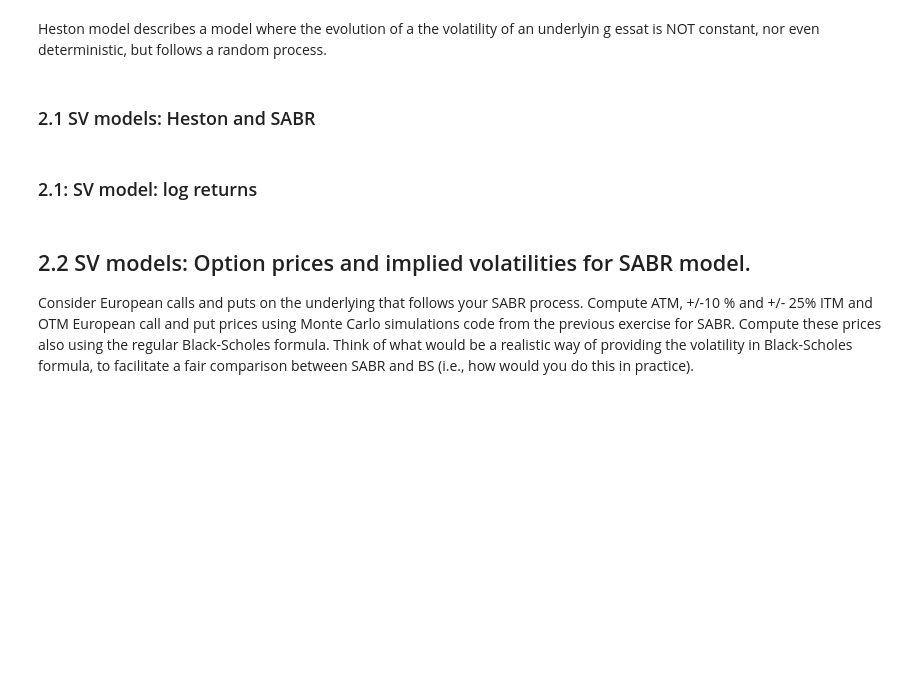
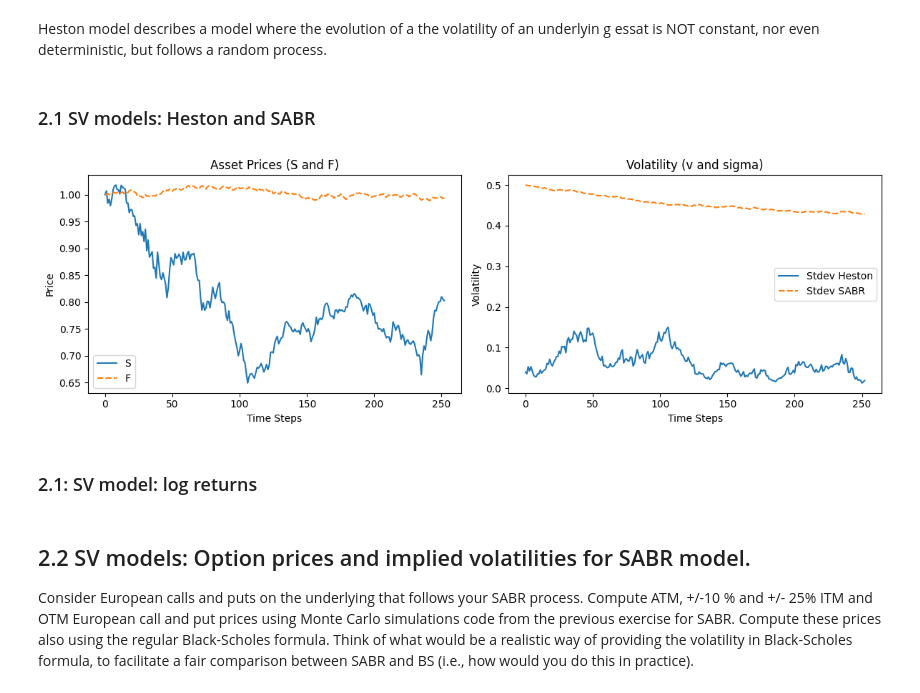
Before and after one commit to Lebramjames/E_FIN_SPFDM, a Jupyter notebook: assignment 2/assignment2_group1_2.ipynb, the cells around one changed output. Cells and saved outputs as stored; diff of their text form; code cells hidden in the pictures; blank space fills up the shorter version.

```diff
--- a/assignment 2/assignment2_group1_2.ipynb
+++ b/assignment 2/assignment2_group1_2.ipynb
@@ -29,35 +32,37 @@ Heston model describes a model where the evolution of a the volatility of an und
 # %%
 # Number of simulations:
 M = 1000
 
 # Number of days (years)
 T = 1
 n_steps = 252
 
 # Heston Model:
 S0 = 1.0
 rf_rate = 0
 variance_0 = 0.2**2
+# variance_0 = 0.5
 theta = variance_0
 correlation = -0.7
 kappa = 3
 sigma = 0.6
 
 HestonModel = HestonModelAssetSimulation(rf_rate=rf_rate)
 S, v = HestonModel.heston_model_sim(S0= S0, v0=variance_0,rho=correlation, kappa = kappa, theta = theta, sigma = sigma, T=T, N=n_steps, M=M)
 
 # SABR model:
 # Settings:
 F0 = 1.0
 r = 0.0
-sigma0 = 0.2
 beta = 1
 rho = -0.7
 alpha = 0.5
 
 SABR_model = SABR_model_simulation()
-F, sigma = SABR_model.sabr_model_sim(F0, sigma0, rho, beta, alpha, T, n_steps, M)
-# Plotter.plot_2curves(S, F, sigma, v)
+F, sigma = SABR_model.sabr_model_sim(F0, rho, beta, alpha, T, n_steps, M)
+Plotter.plot_2curves(S, F, sigma, v)
+# %% [output]
+[figure, added]
 # %% [markdown]
 ### 2.1: SV model: log returns
 # %%
```
Also changed, not shown: parts of 11 cells of this notebook, 4 other files.
